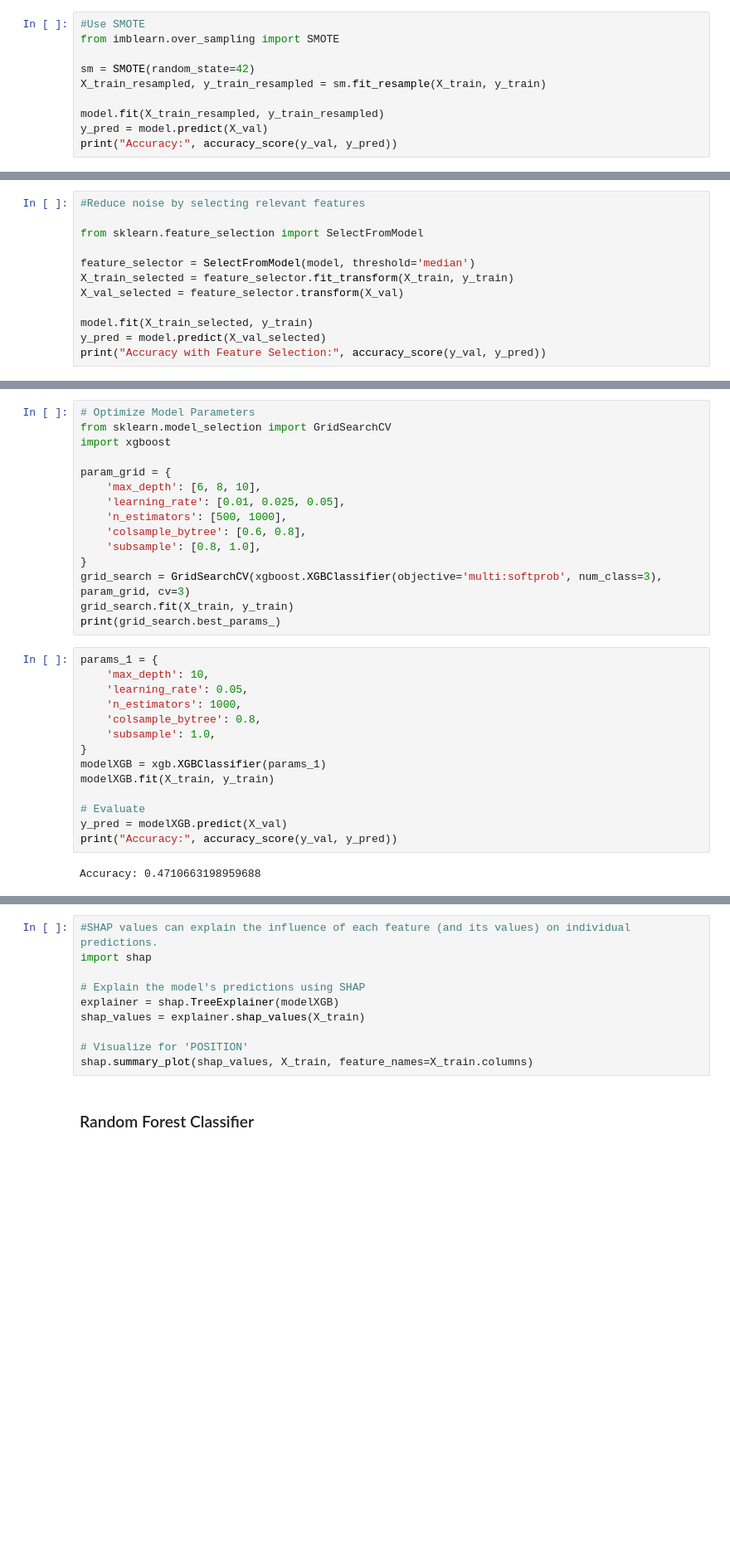
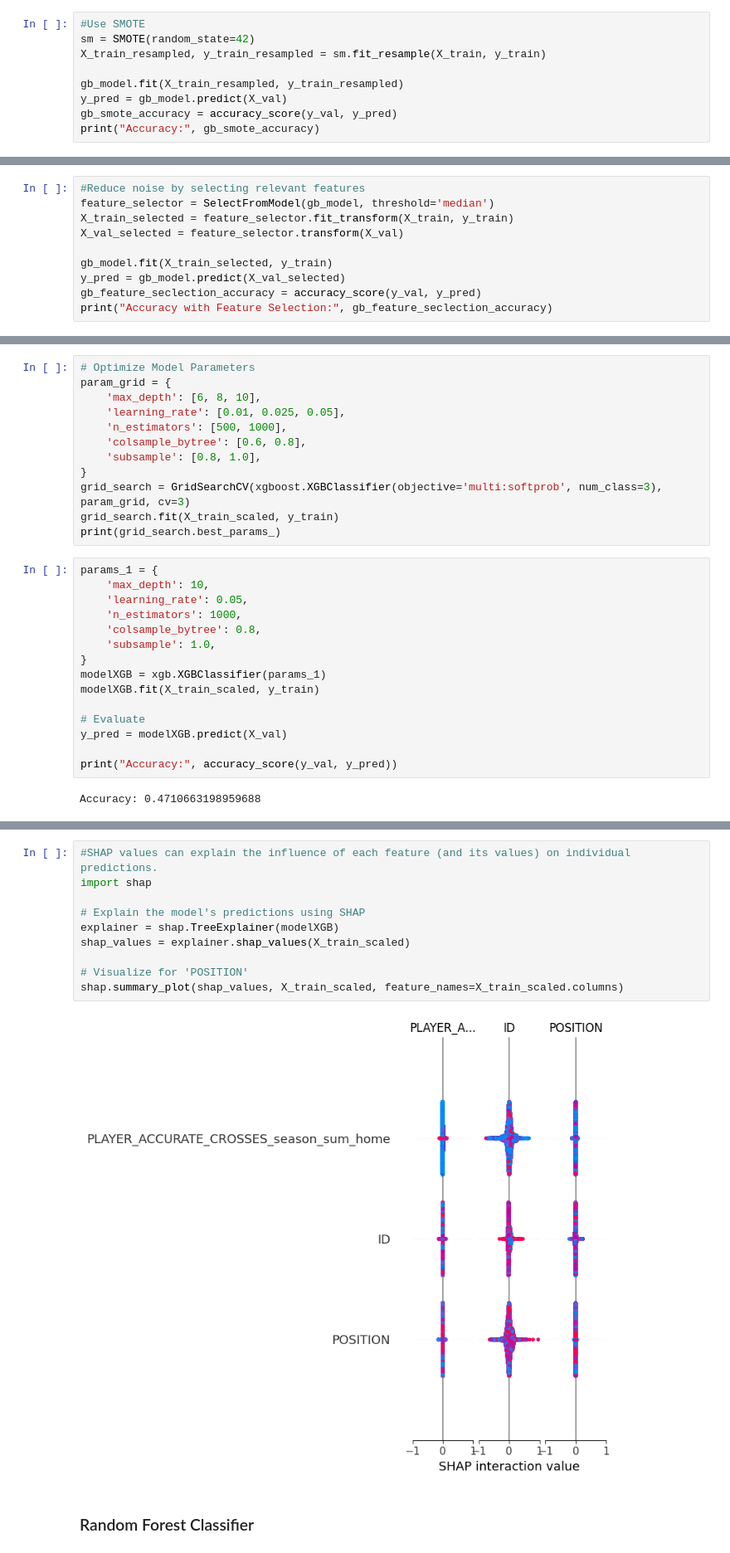
Before and after one commit to samarelayed/GuessTheWinner-DataChallenge, a Jupyter notebook: player_data_notebook.ipynb, the cells around one changed output, grey strips where cells are left out. Shown at 83% size. Saved outputs shown, nothing was run; the diff lists cells and outputs as text; blank space fills up the shorter version.

Commit message:
player data models imrpvements

```diff
--- a/player_data_notebook.ipynb
+++ b/player_data_notebook.ipynb
@@ -464,11 +468,10 @@ print("Accuracy:", accuracy_score(y_val, y_pred))
 Accuracy: 0.4845036844386649
 # %%
 #Use SMOTE
-from imblearn.over_sampling import SMOTE
-
 sm = SMOTE(random_state=42)
 X_train_resampled, y_train_resampled = sm.fit_resample(X_train, y_train)
 
-model.fit(X_train_resampled, y_train_resampled)
-y_pred = model.predict(X_val)
-print("Accuracy:", accuracy_score(y_val, y_pred))
+gb_model.fit(X_train_resampled, y_train_resampled)
+y_pred = gb_model.predict(X_val)
+gb_smote_accuracy = accuracy_score(y_val, y_pred)
+print("Accuracy:", gb_smote_accuracy)
@@ -477,14 +478,12 @@ Accuracy: 0.4620719549198093
 # %%
 #Reduce noise by selecting relevant features
-
-from sklearn.feature_selection import SelectFromModel
-
-feature_selector = SelectFromModel(model, threshold='median')
+feature_selector = SelectFromModel(gb_model, threshold='median')
 X_train_selected = feature_selector.fit_transform(X_train, y_train)
 X_val_selected = feature_selector.transform(X_val)
 
-model.fit(X_train_selected, y_train)
-y_pred = model.predict(X_val_selected)
-print("Accuracy with Feature Selection:", accuracy_score(y_val, y_pred))
+gb_model.fit(X_train_selected, y_train)
+y_pred = gb_model.predict(X_val_selected)
+gb_feature_seclection_accuracy = accuracy_score(y_val, y_pred)
+print("Accuracy with Feature Selection:", gb_feature_seclection_accuracy)
 # %%
 #Use early stopping to avoid overfitting
@@ -513,9 +515,6 @@ Nous pouvons remarquer avec les figures ci-dessus l'évolution du score par rapp
 Highly efficient for tabular data and supports multi-class classification. Offers regularization for better generalization.
 # %%
 # Optimize Model Parameters
-from sklearn.model_selection import GridSearchCV
-import xgboost
-
 param_grid = {
     'max_depth': [6, 8, 10],
     'learning_rate': [0.01, 0.025, 0.05],
@@ -524,7 +523,7 @@ param_grid = {
     'subsample': [0.8, 1.0],
 }
 grid_search = GridSearchCV(xgboost.XGBClassifier(objective='multi:softprob', num_class=3), param_grid, cv=3)
-grid_search.fit(X_train, y_train)
+grid_search.fit(X_train_scaled, y_train)
 print(grid_search.best_params_)
 # %%
 params_1 = {
@@ -535,10 +534,11 @@ params_1 = {
     'subsample': 1.0,
 }
 modelXGB = xgb.XGBClassifier(params_1)
-modelXGB.fit(X_train, y_train)
+modelXGB.fit(X_train_scaled, y_train)
 
 # Evaluate
 y_pred = modelXGB.predict(X_val)
+
 print("Accuracy:", accuracy_score(y_val, y_pred))
 # %% [output]
 Accuracy: 0.4710663198959688
@@ -548,13 +553,15 @@ ConfusionMatrixDisplay(cm, display_labels=['HOME_WINS', 'DRAW', 'AWAY_WINS']).pl
 # %%
 #SHAP values can explain the influence of each feature (and its values) on individual predictions.
 import shap
 
 # Explain the model's predictions using SHAP
 explainer = shap.TreeExplainer(modelXGB)
-shap_values = explainer.shap_values(X_train)
+shap_values = explainer.shap_values(X_train_scaled)
 
 # Visualize for 'POSITION'
-shap.summary_plot(shap_values, X_train, feature_names=X_train.columns)
+shap.summary_plot(shap_values, X_train_scaled, feature_names=X_train_scaled.columns)
+# %% [output]
+[figure, added]
 # %% [markdown]
 ### Random Forest Classifier
 # %% [markdown]
```
Also changed, not shown: parts of 49 cells of this notebook.
